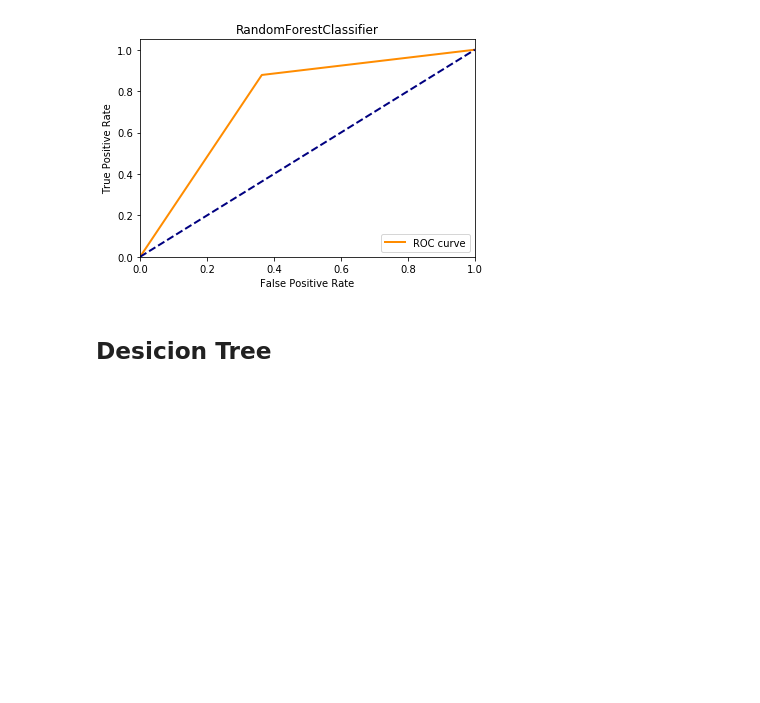
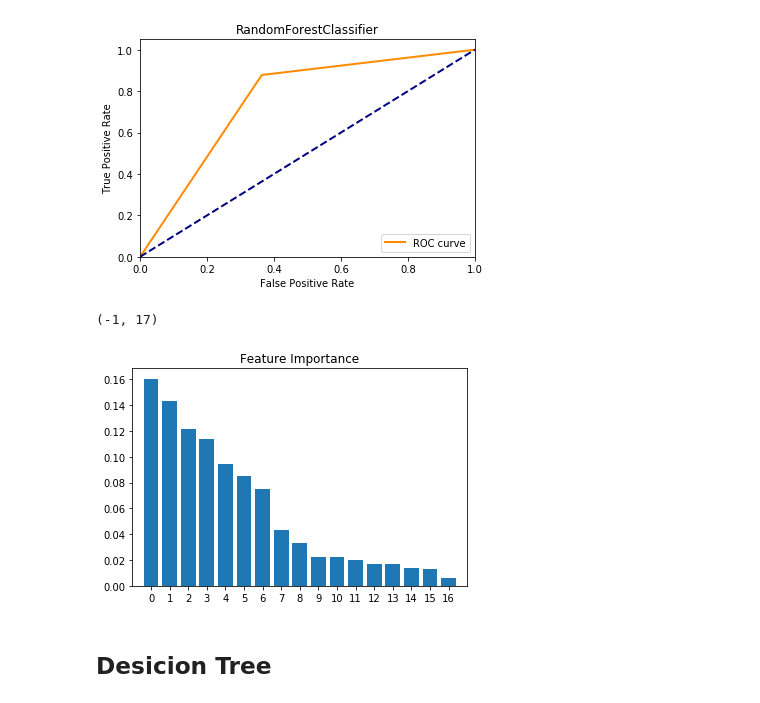
Before and after one commit to 9231058/ML-Homework, a Jupyter notebook: FP/Problems/Classification/Classification.ipynb, the cells around one changed output. Saved outputs shown, nothing was run; the diff lists cells and outputs as text; code cells hidden in the pictures; blank space fills up the shorter version.

Commit message:
feat: Add Feature Importance from RandomForest

```diff
--- a/FP/Problems/Classification/Classification.ipynb
+++ b/FP/Problems/Classification/Classification.ipynb
@@ -239,6 +239,20 @@ ax.legend(loc="lower right")
 # %% [output]
 <matplotlib.legend.Legend at 0x...>
 [figure]
+# %%
+importances = clf.feature_importances_
+
+indices = np.argsort(importances)[::-1]
+
+fig, ax = plt.subplots()
+
+ax.set_title('Feature Importance')
+ax.bar(range(X_train.shape[1]), importances[indices], align='center')
+ax.set_xticks(range(X_train.shape[1]))
+ax.set_xlim([-1, X_train.shape[1]])
+# %% [output]
+(-1, 17)
+[figure, added]
 # %% [markdown]
 ## Desicion Tree
 # %%
```
Also changed, not shown: parts of 4 cells of this notebook.
